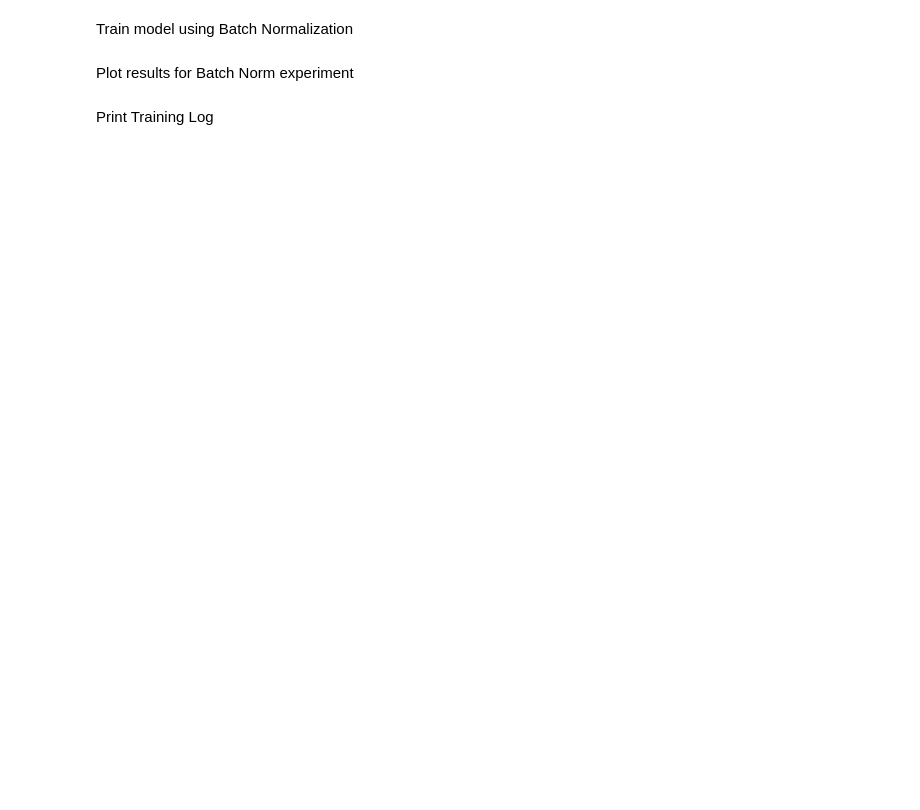
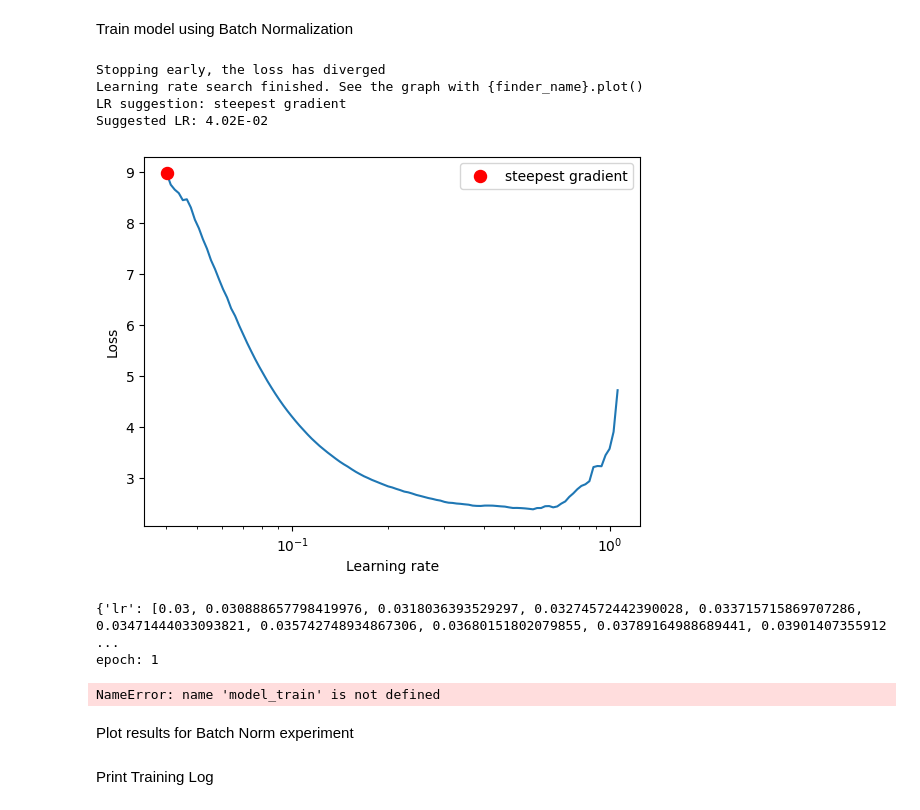
Before and after one commit to jyanivaddi/ERA_V1, a Jupyter notebook: session_10/s10.ipynb, the cells around one changed output. Drawn from its saved outputs; the diff is of its cells as text; code cells hidden in the pictures; blank space fills up the shorter version.

```diff
--- a/session_10/s10.ipynb
+++ b/session_10/s10.ipynb
@@ -124,0 +110,17 @@ target_test_acc = 85.
+# %%
+drop_out = 0.05
+num_epochs=24
+resnet_model = CustomResnet(base_channels=3, num_classes=10, drop_out_probability = drop_out).to(device)
+criterion = nn.CrossEntropyLoss()
+optim_obj = Optimization(resnet_model, device, train_loader, criterion)
+find_best_lr(resnet_model, train_loader, optim_obj.optimizer, criterion, device)
+optim_obj.define_scheduler(max_lr=4.02E-2)
+# %% [output]
+Stopping early, the loss has diverged
+Learning rate search finished. See the graph with {finder_name}.plot()
+LR suggestion: steepest gradient
+Suggested LR: 4.02E-02
+[figure, added]
+{'lr': [0.03, 0.030888657798419976, 0.0318036393529297, 0.03274572442390028, 0.033715715869707286, 0.03471444033093821, 0.035742748934867306, 0.03680151802079855, 0.03789164988689441, 0.03901407355912 ...
+epoch: 1
+NameError: name 'model_train' is not defined
```
Also changed, not shown: parts of 9 cells of this notebook, 3 other files.
